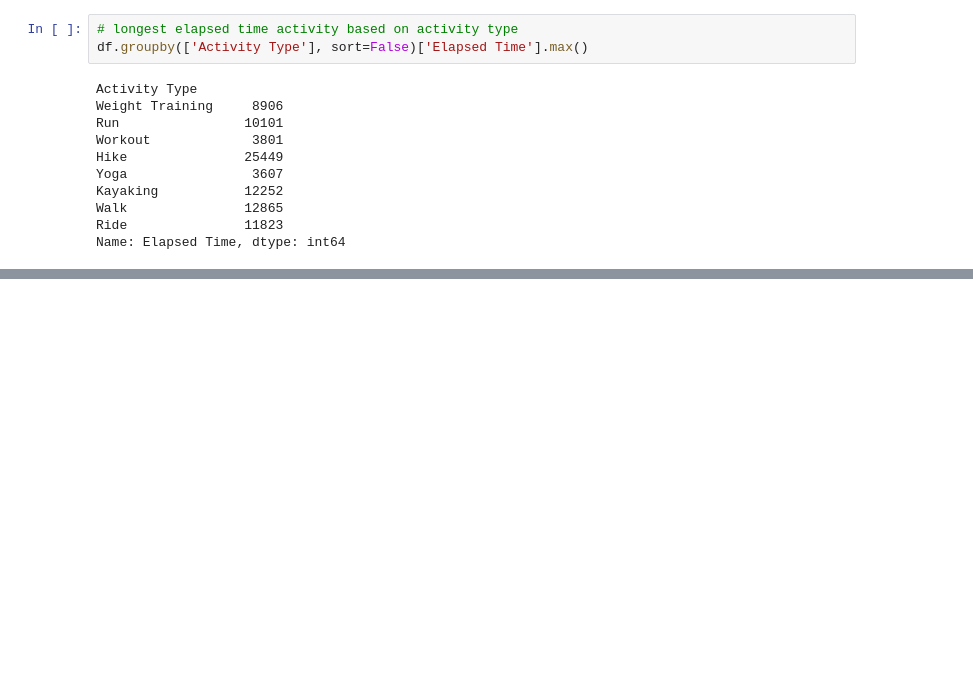
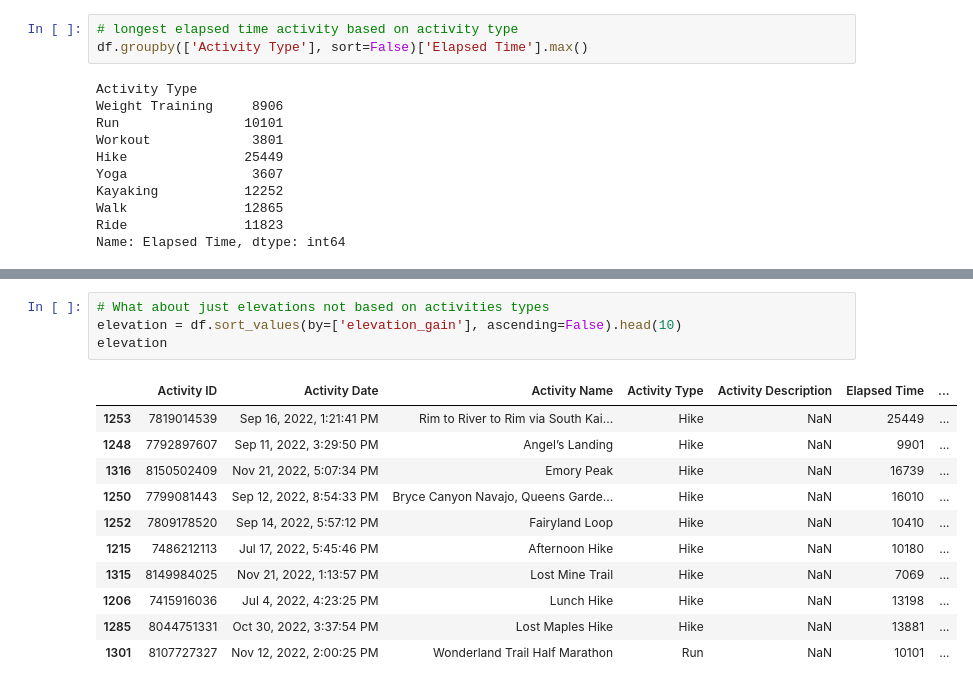
Before and after one commit to dazhaoniel/strava-recap-2022, a Jupyter notebook: strava2022.ipynb, the cells around one changed output, grey strips where cells are left out. Drawn from its saved outputs; the diff is of its cells as text; blank space fills up the shorter version.

```diff
--- a/strava2022.ipynb
+++ b/strava2022.ipynb
@@ -165,0 +185,16 @@ df[idx]
+# %%
+# What about just elevations not based on activities types
+elevation = df.sort_values(by=['elevation_gain'], ascending=False).head(10)
+elevation
+# %% [output]
+|  | Activity ID | Activity Date | Activity Name | Activity Type | Activity Description | Elapsed Time | ... |
+| 1253 | 7819014539 | Sep 16, 2022, 1:21:41 PM | Rim to River to Rim via South Kai... | Hike | NaN | 25449 | ... |
+| 1248 | 7792897607 | Sep 11, 2022, 3:29:50 PM | Angel’s Landing | Hike | NaN | 9901 | ... |
+| 1316 | 8150502409 | Nov 21, 2022, 5:07:34 PM | Emory Peak | Hike | NaN | 16739 | ... |
+| 1250 | 7799081443 | Sep 12, 2022, 8:54:33 PM | Bryce Canyon Navajo, Queens Garde... | Hike | NaN | 16010 | ... |
+| 1252 | 7809178520 | Sep 14, 2022, 5:57:12 PM | Fairyland Loop | Hike | NaN | 10410 | ... |
+| 1215 | 7486212113 | Jul 17, 2022, 5:45:46 PM | Afternoon Hike | Hike | NaN | 10180 | ... |
+| 1315 | 8149984025 | Nov 21, 2022, 1:13:57 PM | Lost Mine Trail | Hike | NaN | 7069 | ... |
+| 1206 | 7415916036 | Jul 4, 2022, 4:23:25 PM | Lunch Hike | Hike | NaN | 13198 | ... |
+| 1285 | 8044751331 | Oct 30, 2022, 3:37:54 PM | Lost Maples Hike | Hike | NaN | 13881 | ... |
+| 1301 | 8107727327 | Nov 12, 2022, 2:00:25 PM | Wonderland Trail Half Marathon | Run | NaN | 10101 | ... |
```
Also changed, not shown: parts of 5 cells of this notebook.
